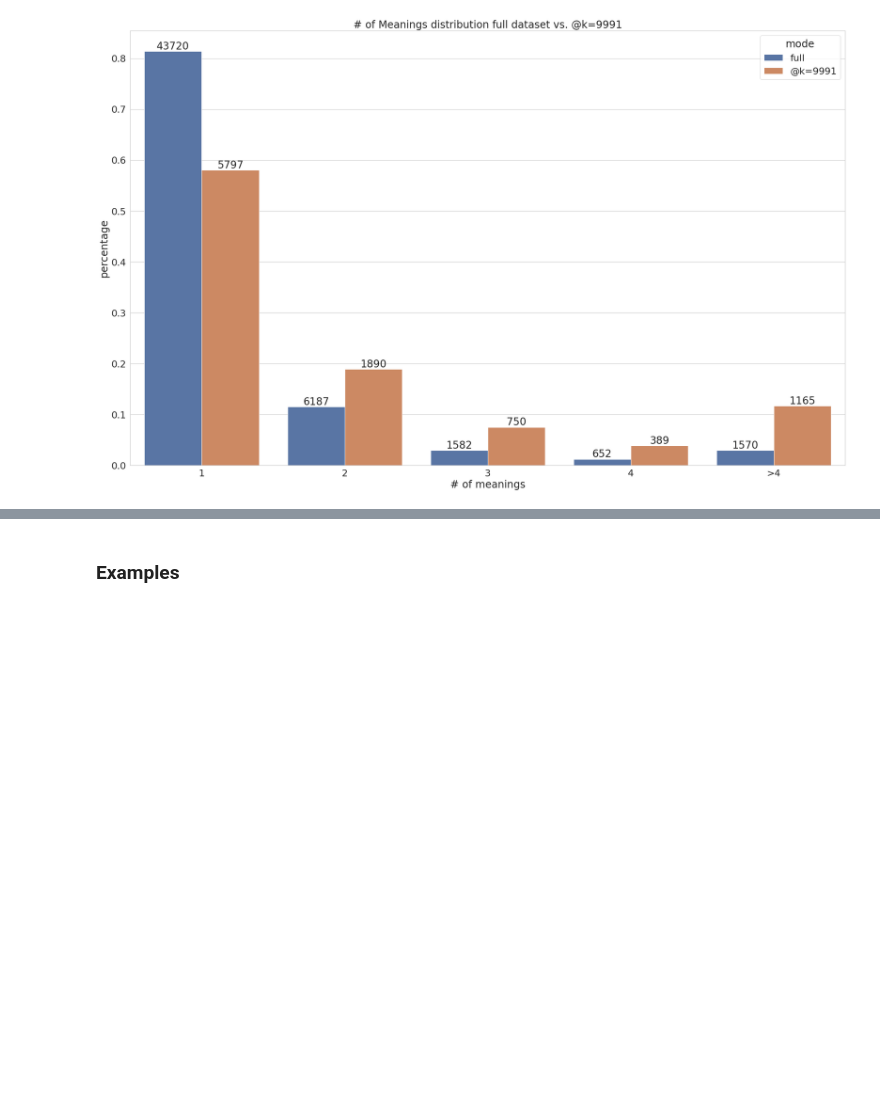
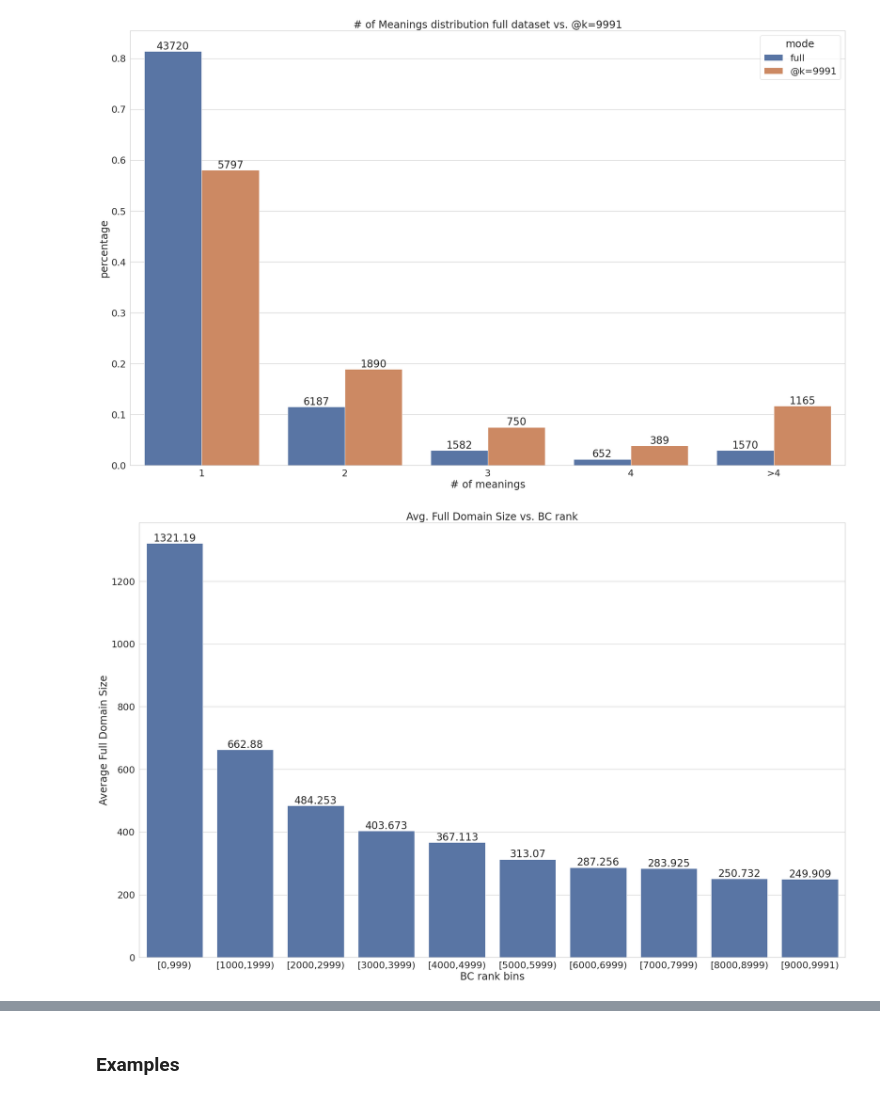
Before and after one commit to northeastern-datalab/domain_net, a Jupyter notebook: network_analysis/wikitables_dataset_evaluation.ipynb, the cells around one changed output, grey strips where cells are left out. Saved outputs shown, nothing was run; the diff lists cells and outputs as text; code cells hidden in the pictures; blank space fills up the shorter version.

```diff
--- a/network_analysis/wikitables_dataset_evaluation.ipynb
+++ b/network_analysis/wikitables_dataset_evaluation.ipynb
@@ -175,3 +175,21 @@ plt.title('# of Meanings distribution full dataset vs. @k=9991');plt.tight_layou
 plt.savefig('figures/wikitables_datasets/wikipages_2013/selected_csv_tables/num_meanings_distribution.svg')
 # %% [output]
 [figure]
+# %%
+domain_size_dict={"bc_rank_range": [], "avg_full_domain_size": []}
+bar_width=1000
+k=9991
+tmp_df=graph_stats_with_gt_and_metadata[graph_stats_with_gt_and_metadata['bc_rank']<=k]
+for i in range(0, len(tmp_df), bar_width):
+    end_idx=min(i+bar_width-1, len(tmp_df)-1)
+    avg_full_domain_size=tmp_df.iloc[i:end_idx]['full_domain_size'].mean()
+    domain_size_dict['bc_rank_range'].append("["+str(i)+','+str(end_idx)+')')
+    domain_size_dict['avg_full_domain_size'].append(avg_full_domain_size)
+domain_size_df=pd.DataFrame.from_dict(domain_size_dict)
+
+ax = sns.barplot(data=domain_size_df, x="bc_rank_range", y="avg_full_domain_size", color='#4c72b0')
+ax.bar_label(ax.containers[0])
+plt.xlabel("BC rank bins");plt.ylabel("Average Full Domain Size");plt.title('Avg. Full Domain Size vs. BC rank');plt.tight_layout()
+plt.savefig('figures/wikitables_datasets/wikipages_2013/selected_csv_tables/avg_full_domain_size_vs_bc_rank.svg')
+# %% [output]
+[figure, added]
```
Also changed, not shown: parts of 5 cells of this notebook.
